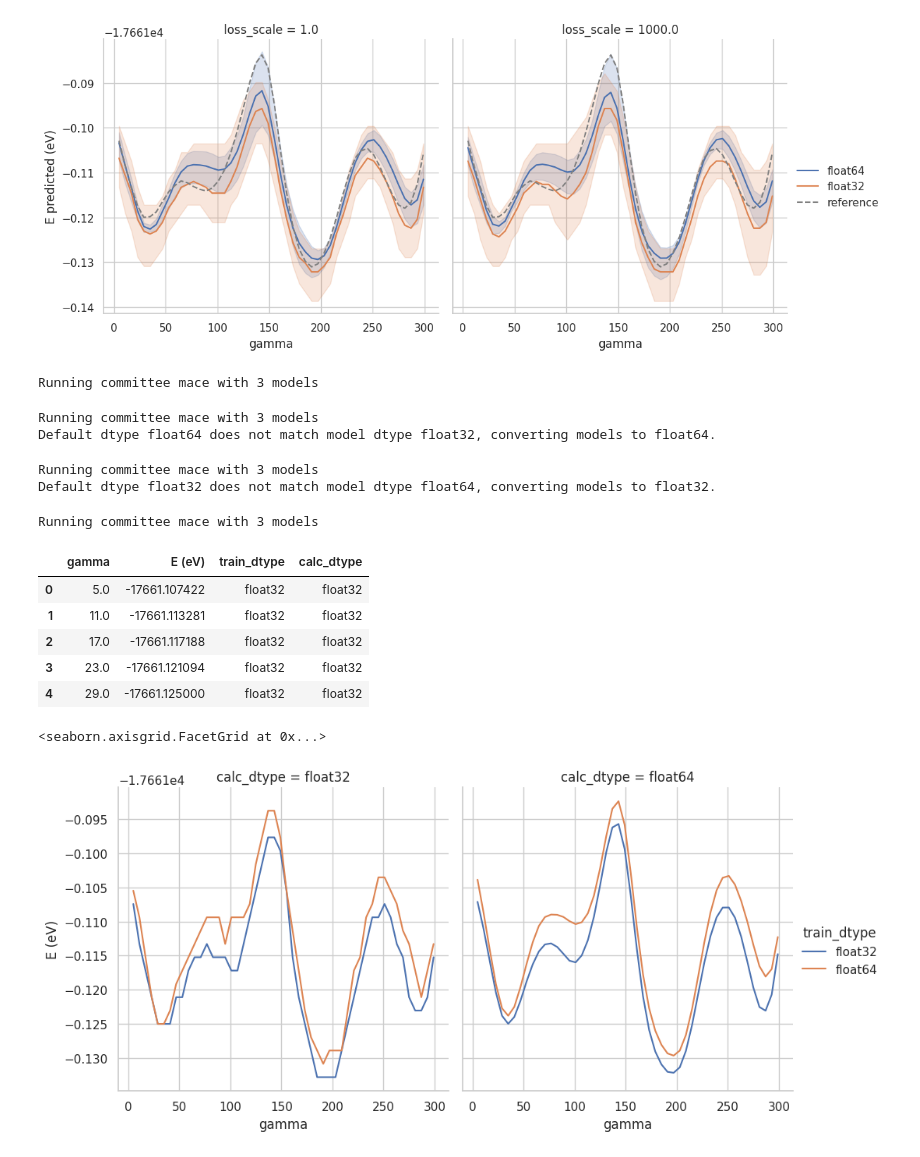
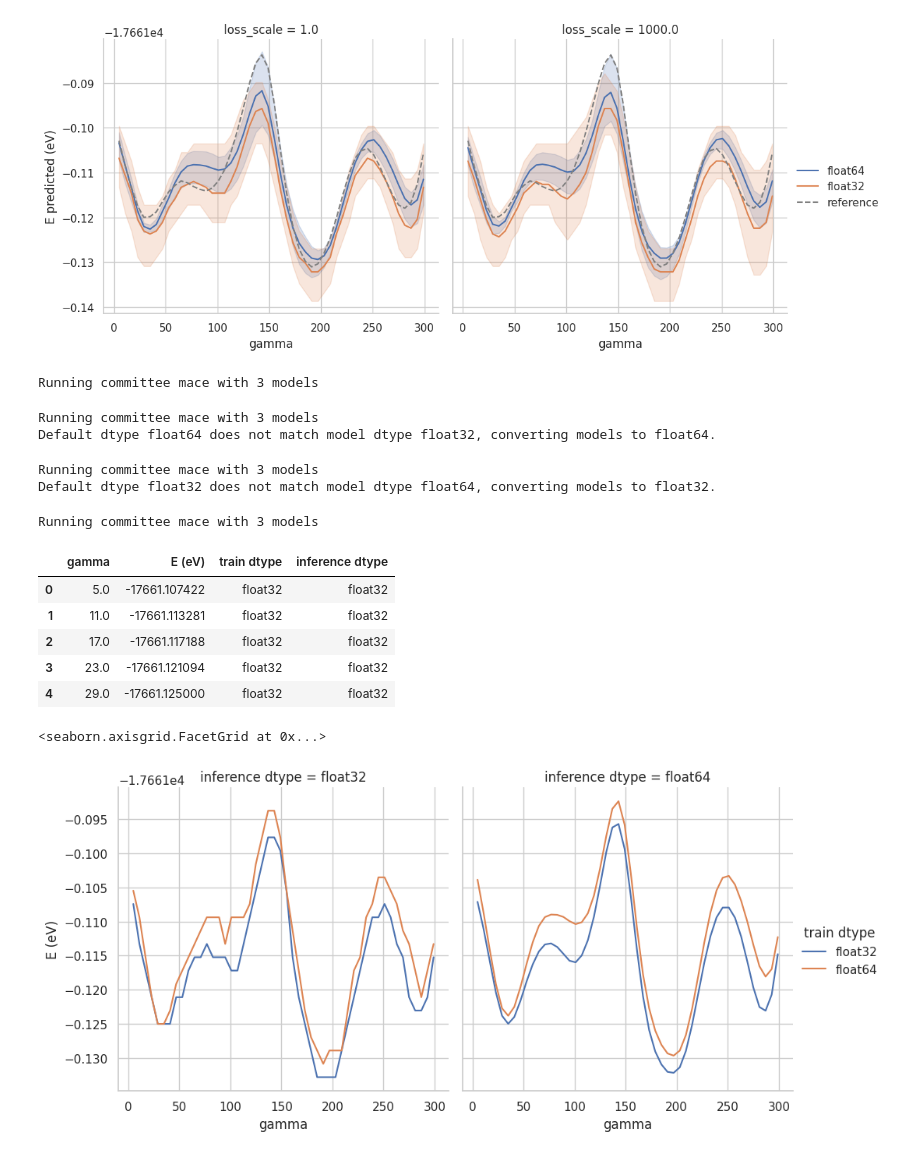
Before and after one commit to hatemhelal/mace, a Jupyter notebook: experiments/eval_sweep.ipynb, the cells around one changed output. Saved outputs shown, nothing was run; the diff lists cells and outputs as text; code cells hidden in the pictures.

```diff
--- a/experiments/eval_sweep.ipynb
+++ b/experiments/eval_sweep.ipynb
@@ -334,7 +334,7 @@ train_dtype = {
 }
 
 calc_dtype = ["float32", "float64"]
-data = []
+dfs = []
 
 for t, c in product(train_dtype.keys(), calc_dtype):
     calc = MACECalculator(model_paths=train_dtype[t], device=device, default_dtype=c)
@@ -344,12 +344,12 @@ for t, c in product(train_dtype.keys(), calc_dtype):
         E.append(relax(conf))
 
     df = pd.DataFrame({"gamma": gamma[mask], "E (eV)": np.stack(E)})
-    df["train_dtype"] = t
-    df["calc_dtype"] = c
-    data.append(df)
+    df["train dtype"] = t
+    df["inference dtype"] = c
+    dfs.append(df)
 
-data = pd.concat(data)
-data.head()
+dfs = pd.concat(dfs)
+dfs.head()
 # %% [output]
 Running committee mace with 3 models
 Running committee mace with 3 models
@@ -357,7 +357,7 @@ Default dtype float64 does not match model dtype float32, converting models to f
 Running committee mace with 3 models
 Default dtype float32 does not match model dtype float64, converting models to float32.
 Running committee mace with 3 models
-|  | gamma | E (eV) | train_dtype | calc_dtype |
+|  | gamma | E (eV) | train dtype | inference dtype |
 | 0 | 5.0 | -17661.107422 | float32 | float32 |
 | 1 | 11.0 | -17661.113281 | float32 | float32 |
 | 2 | 17.0 | -17661.117188 | float32 | float32 |
@@ -365,8 +365,13 @@ Running committee mace with 3 models
 | 4 | 29.0 | -17661.125000 | float32 | float32 |
 # %%
 sns.relplot(
-    data=data, x="gamma", y="E (eV)", hue="train_dtype", kind="line", col="calc_dtype"
+    data=dfs,
+    x="gamma",
+    y="E (eV)",
+    hue="train dtype",
+    kind="line",
+    col="inference dtype",
 )
 # %% [output]
 <seaborn.axisgrid.FacetGrid at 0x...>
-[figure, old version]
+[figure, new version]
```
